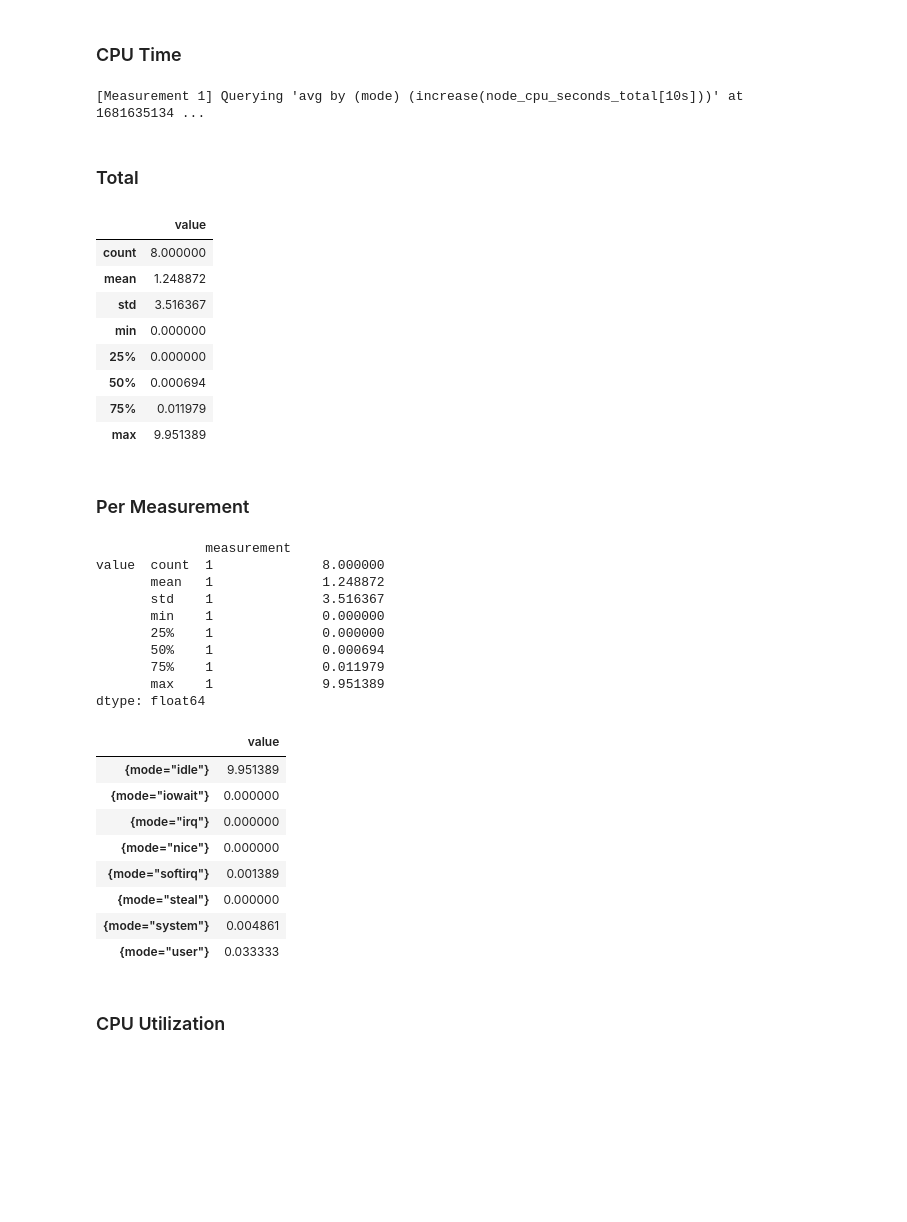
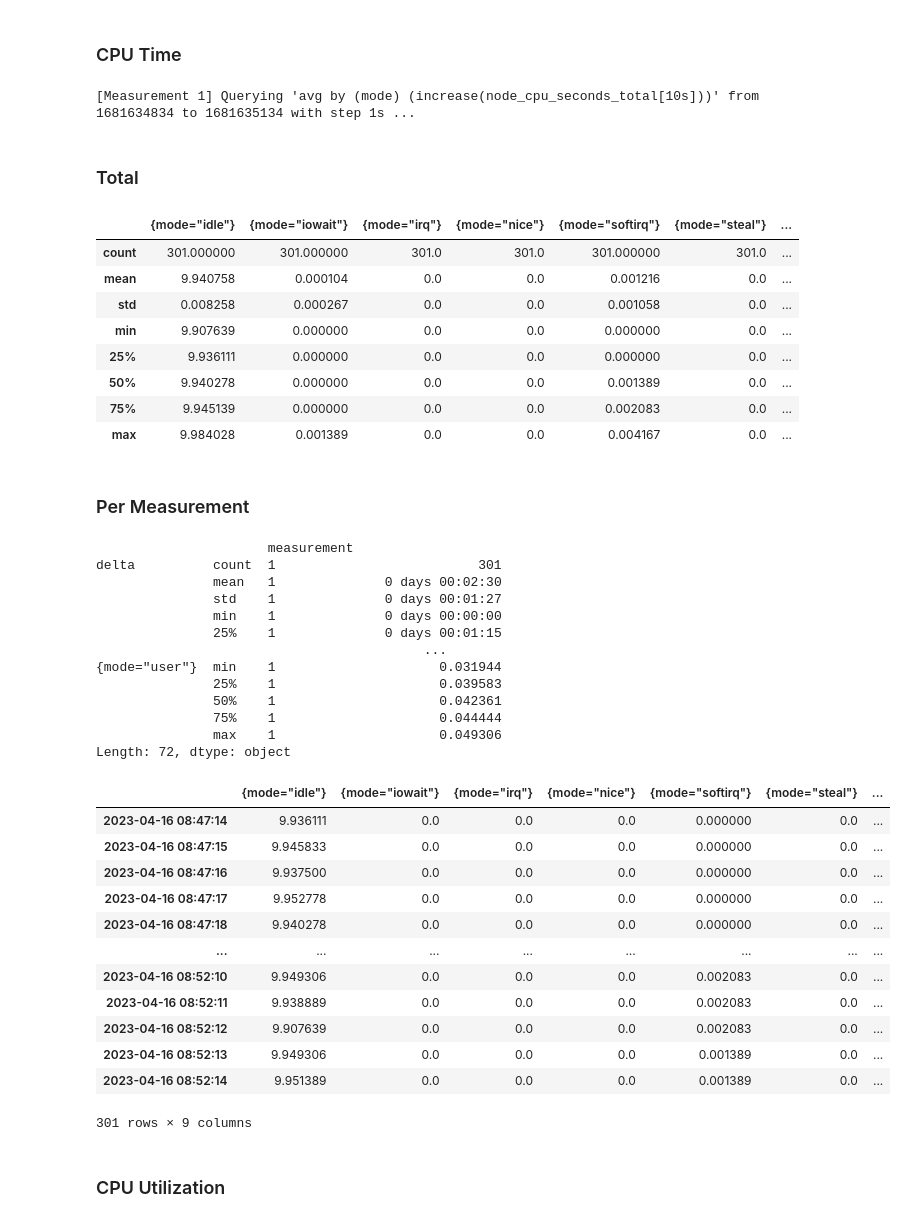
Before and after one commit to twobiers/software-architecture-sustainability-experiment, a Jupyter notebook: results/analysis.ipynb, the cells around one changed output. Drawn from its saved outputs; the diff is of its cells as text; code cells hidden in the pictures; blank space fills up the shorter version.

```diff
--- a/results/analysis.ipynb
+++ b/results/analysis.ipynb
@@ -69,14 +69,8 @@ def prepare_query_metrics_as_dataframe(measurement_no, query, end):
     return metrics
 
 
-def prepare_dataframe(query_fn, df):
-    result = [prepare_query_range_as_dataframe(idx, query_fn(start, duration, end), start, end) for idx, (start, duration, end) in enumerate(zip(df['Start'], df['Duration'], df['End']), 1)]
-    result = pd.concat(result)
-    return result
-
-
-def prepare_series(query_fn, df):
-    result = [prepare_query_metrics_as_dataframe(idx, query_fn(start, duration, end), end) for idx, (start, duration, end) in enumerate(zip(df['Start'], df['Duration'], df['End']), 1)]
+def prepare_dataframe(query, df):
+    result = [prepare_query_range_as_dataframe(idx, query, start, end) for idx, (start, duration, end) in enumerate(zip(df['Start'], df['Duration'], df['End']), 1)]
     result = pd.concat(result)
     return result
 
@@ -296,45 +252,52 @@ dtype: object
 # %% [markdown]
 ### CPU Time
 # %%
-cpu_metrics = prepare_cpu_seconds_in_mode(bm)
+cpu_metrics = prepare_dataframe(Q_CPU_SECONDS, bm)
 describe_measurement_dataframe(cpu_metrics)
 
 total_mean_result = remove_meta_columns(cpu_metrics).groupby(level=0).mean()
 
 display(total_mean_result)
 # total_mean_result.plot.bar(ylabel='CPU seconds')
 # %% [output]
-[Measurement 1] Querying 'avg by (mode) (increase(node_cpu_seconds_total[10s]))' at 1681635134 ...
+[Measurement 1] Querying 'avg by (mode) (increase(node_cpu_seconds_total[10s]))' from 1681634834 to 1681635134 with step 1s ...
 ### Total
-|  | value |
-| count | 8.000000 |
-| mean | 1.248872 |
-| std | 3.516367 |
-| min | 0.000000 |
-| 25% | 0.000000 |
-| 50% | 0.000694 |
-| 75% | 0.011979 |
-| max | 9.951389 |
+|  | {mode="idle"} | {mode="iowait"} | {mode="irq"} | {mode="nice"} | {mode="softirq"} | {mode="steal"} | ... |
+| count | 301.000000 | 301.000000 | 301.0 | 301.0 | 301.000000 | 301.0 | ... |
+| mean | 9.940758 | 0.000104 | 0.0 | 0.0 | 0.001216 | 0.0 | ... |
+| std | 0.008258 | 0.000267 | 0.0 | 0.0 | 0.001058 | 0.0 | ... |
+| min | 9.907639 | 0.000000 | 0.0 | 0.0 | 0.000000 | 0.0 | ... |
+| 25% | 9.936111 | 0.000000 | 0.0 | 0.0 | 0.000000 | 0.0 | ... |
+| 50% | 9.940278 | 0.000000 | 0.0 | 0.0 | 0.001389 | 0.0 | ... |
+| 75% | 9.945139 | 0.000000 | 0.0 | 0.0 | 0.002083 | 0.0 | ... |
+| max | 9.984028 | 0.001389 | 0.0 | 0.0 | 0.004167 | 0.0 | ... |
 ### Per Measurement
-              measurement
-value  count  1              8.000000
-       mean   1              1.248872
-       std    1              3.516367
-       min    1              0.000000
-       25%    1              0.000000
-       50%    1              0.000694
-       75%    1              0.011979
-       max    1              9.951389
-dtype: float64
+                      measurement
+delta          count  1                          301
+               mean   1              0 days 00:02:30
+               std    1              0 days 00:01:27
+               min    1              0 days 00:00:00
+               25%    1              0 days 00:01:15
+                                          ...
+{mode="user"}  min    1                     0.031944
+               25%    1                     0.039583
+               50%    1                     0.042361
+               75%    1                     0.044444
+               max    1                     0.049306
+Length: 72, dtype: object
-|  | value |
-| {mode="idle"} | 9.951389 |
-| {mode="iowait"} | 0.000000 |
-| {mode="irq"} | 0.000000 |
-| {mode="nice"} | 0.000000 |
-| {mode="softirq"} | 0.001389 |
-| {mode="steal"} | 0.000000 |
-| {mode="system"} | 0.004861 |
-| {mode="user"} | 0.033333 |
+|  | {mode="idle"} | {mode="iowait"} | {mode="irq"} | {mode="nice"} | {mode="softirq"} | {mode="steal"} | ... |
+| 2023-04-16 08:47:14 | 9.936111 | 0.0 | 0.0 | 0.0 | 0.000000 | 0.0 | ... |
+| 2023-04-16 08:47:15 | 9.945833 | 0.0 | 0.0 | 0.0 | 0.000000 | 0.0 | ... |
+| 2023-04-16 08:47:16 | 9.937500 | 0.0 | 0.0 | 0.0 | 0.000000 | 0.0 | ... |
+| 2023-04-16 08:47:17 | 9.952778 | 0.0 | 0.0 | 0.0 | 0.000000 | 0.0 | ... |
+| 2023-04-16 08:47:18 | 9.940278 | 0.0 | 0.0 | 0.0 | 0.000000 | 0.0 | ... |
+| ... | ... | ... | ... | ... | ... | ... | ... |
+| 2023-04-16 08:52:10 | 9.949306 | 0.0 | 0.0 | 0.0 | 0.002083 | 0.0 | ... |
+| 2023-04-16 08:52:11 | 9.938889 | 0.0 | 0.0 | 0.0 | 0.002083 | 0.0 | ... |
+| 2023-04-16 08:52:12 | 9.907639 | 0.0 | 0.0 | 0.0 | 0.002083 | 0.0 | ... |
+| 2023-04-16 08:52:13 | 9.949306 | 0.0 | 0.0 | 0.0 | 0.001389 | 0.0 | ... |
+| 2023-04-16 08:52:14 | 9.951389 | 0.0 | 0.0 | 0.0 | 0.001389 | 0.0 | ... |
+301 rows × 9 columns
 # %% [markdown]
 ### CPU Utilization
 # %%
```
Also changed, not shown: parts of 13 cells of this notebook.
